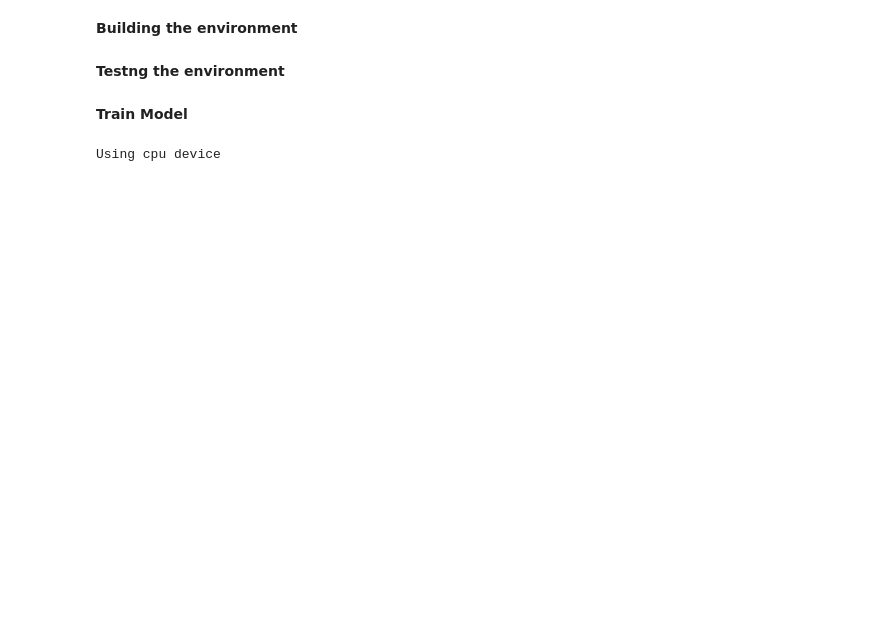
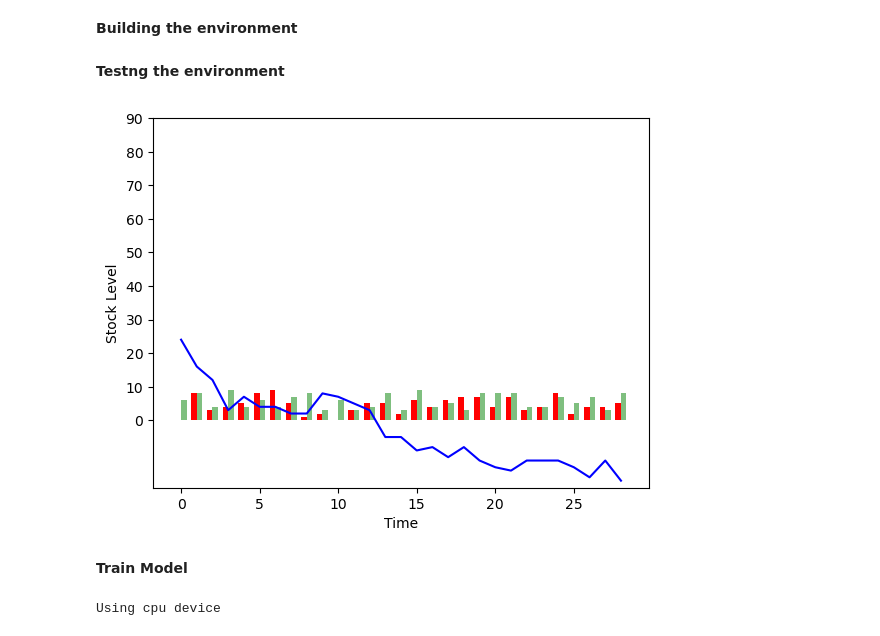
Before and after one commit to jonas-rer/RL_SCM, a Jupyter notebook: Testing Env/test_env_v0.ipynb, the cells around one changed output. Drawn from its saved outputs; the diff is of its cells as text; code cells hidden in the pictures; blank space fills up the shorter version.

```diff
--- a/Testing Env/test_env_v0.ipynb
+++ b/Testing Env/test_env_v0.ipynb
@@ -254,19 +276,25 @@ from stable_baselines3.common.env_checker import check_env
 env = SS_Mngmt_Env(render_mode="human")
 check_env(env, warn=True)
 # %%
+env = SS_Mngmt_Env(render_mode="human")
+
 episodes = 1
 for episode in range(1, episodes+1):
     state = env.reset()
     done = False
     score = 0
 
     while not done:
-        # env.render()
+        env.render()
         action = env.action_space.sample()
         n_state, reward, done, info, _ = env.step(action)
         score+=reward
 
-        print('Step:{} Score:{} Stock:{} Order:{} Demand:{}'.format(env.episode_length, score, n_state, action, env.demand))
+        # print('Step:{} Score:{} Stock:{} Order:{} Demand:{}'.format(env.episode_length, score, n_state, action, env.demand))
+
+    # print(env.order_history)
+# %% [output]
+[figure, added]
 # %%
 episodes = 10
 for episode in range(1, episodes+1):
```
Also changed, not shown: parts of 5 cells of this notebook, 2 other files.
